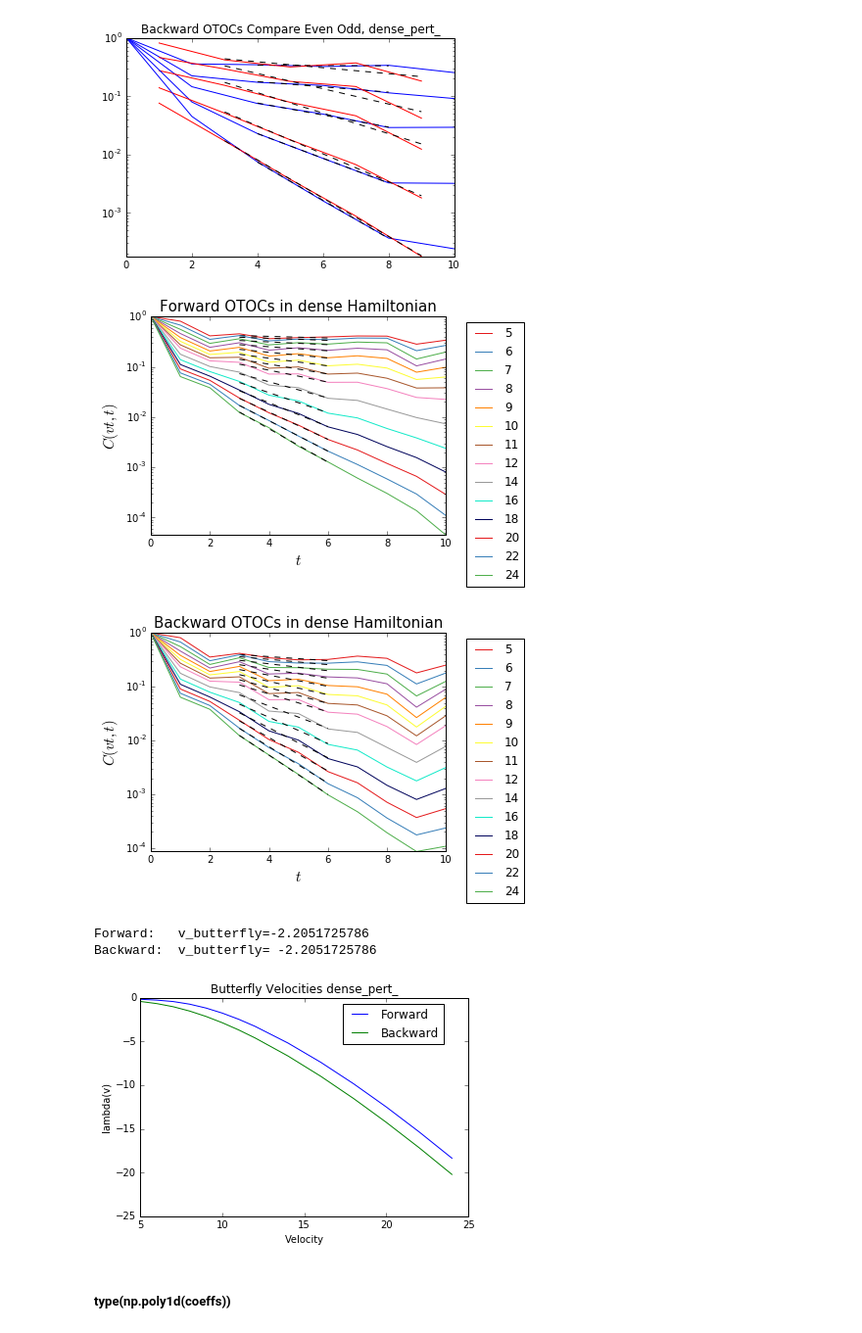
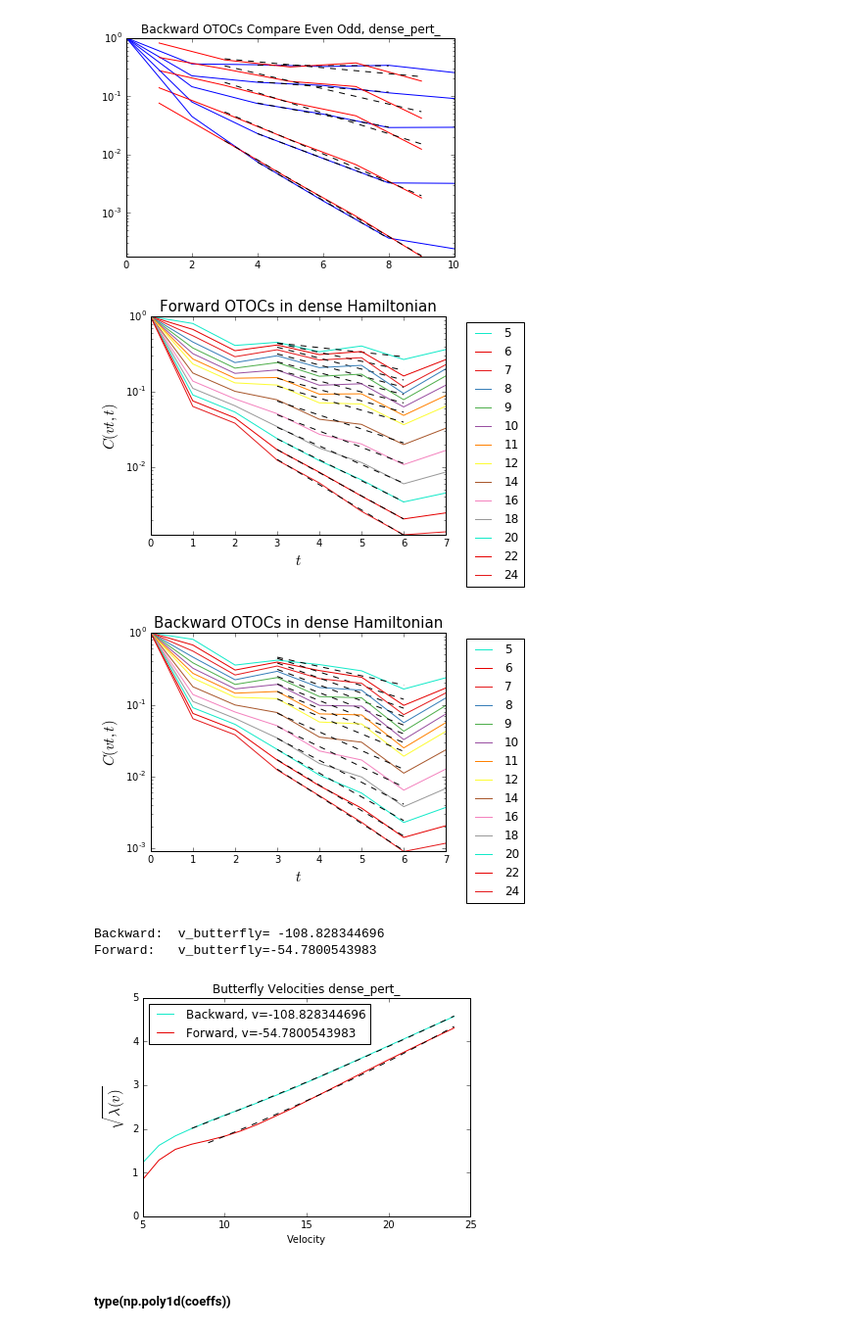
Before and after one commit to cnstahl/Asymmetric, a Jupyter notebook: python/Hamiltonian/OTOCs.ipynb, the cells around one changed output. Shown: that part at 98% size. Saved outputs shown, nothing was run; the diff lists cells and outputs as text; code cells hidden in the pictures.

```diff
--- a/python/Hamiltonian/OTOCs.ipynb
+++ b/python/Hamiltonian/OTOCs.ipynb
@@ -7,10 +7,10 @@ import glob
 import scipy.linalg as la
 import seaborn as sns
 # %%
-colors = ["aqua", "dark blue"]
-sns.set_palette(sns.color_palette("Set1", 9)+sns.xkcd_palette(colors))
+colors = ["aqua", "red"]
+sns.set_palette(sns.xkcd_palette(colors)+sns.color_palette("Set1", 9))
 # %%
-L = 11
+L = 8
 dense = True
 pert = True
 if (dense):
@@ -313,7 +313,7 @@ plt.xlabel("$t$", fontsize=15)
 plt.savefig('figures/otocs_' + fix + 'foreallL' + str(L) + '.pdf')
 plt.show()
 # %% [output]
-[figure, old version]
+[figure, new version]
 # %%
 ax = plt.subplot(111)
 gammas_back_both = []
@@ -338,30 +338,35 @@ plt.xlabel("$t$", fontsize=15)
 plt.savefig('figures/otocs_' + fix + 'backallL' + str(L) + '.pdf')
 plt.show()
 # %% [output]
-[figure, old version]
+[figure, new version]
 # %%
 ax = plt.subplot(111)
-ax.plot(vs, gammas_fore_both,  label = "Forward")
-# coeffs = np.polyfit(vs[3:], gammas_fore_both[3:], deg=1)
-# ax.plot(vs[5:], coeffs[0]*vs[5:] + coeffs[1], 'k--')
-print("Forward:   v_butterfly=" + str(-coeffs[1]/coeffs[0]))
-ax.plot(vs, gammas_back_both,  label = "Backward")
-# coeffs = np.polyfit(vs[3:], gammas_back_both[3:], deg=1)
-# ax.plot(vs[4:], coeffs[0]*vs[4:] + coeffs[1], 'k--')
-print("Backward:  v_butterfly= " + str(-coeffs[1]/coeffs[0]))
+coeffs = np.polyfit(vs[3:], np.sqrt(np.abs(gammas_back_both))[3:], deg=2)
+fit = np.poly1d(coeffs)
+zeros=fit.r[fit.r<50][0]
+ax.plot(vs, np.sqrt(np.abs(gammas_back_both)),  label = "Backward, v="+str(zeros))
+ax.plot(vs[3:], fit(vs[3:]), 'k--')
+print("Backward:  v_butterfly= " + str(zeros))
+coeffs = np.polyfit(vs[4:], np.sqrt(np.abs(gammas_fore_both))[4:], deg=2)
+fit = np.poly1d(coeffs)
+zeros=fit.r[fit.r<50][0]
+ax.plot(vs, np.sqrt(np.abs(gammas_fore_both)),  label = "Forward, v="+str(zeros))
+ax.plot(vs[4:], fit(vs[4:]), 'k--')
+print("Forward:   v_butterfly=" + str(zeros))
 ax.plot(vs, np.zeros(len(vs)), 'k')
 box = ax.get_position()
 ax.set_position([box.x0, box.y0, box.width, box.height])
-ax.legend(bbox_to_anchor=(.6, 1), loc=2)
+ax.legend(loc=2)
 plt.title("Butterfly Velocities " + fix)
 plt.xlabel("Velocity")
-plt.ylabel("lambda(v)")
-# plt.savefig('figures/balanced_butterfly_' + fix + 'L' + str(L) + '.pdf')
+plt.ylabel("$\sqrt{\lambda(v)}$", fontsize=15)
+plt.ylim(0,5)
+plt.savefig('figures/balanced_butterfly_' + fix + 'L' + str(L) + '.pdf')
 plt.show()
 # %% [output]
-Forward:   v_butterfly=-2.2051725786
-Backward:  v_butterfly= -2.2051725786
+Backward:  v_butterfly= -108.828344696
+Forward:   v_butterfly=-54.7800543983
-[figure, old version]
+[figure, new version]
 # %%
 print(gammas_fore_both)
 print(vs)
```
Also changed, not shown: parts of 1 cell of this notebook, 48 other files.
